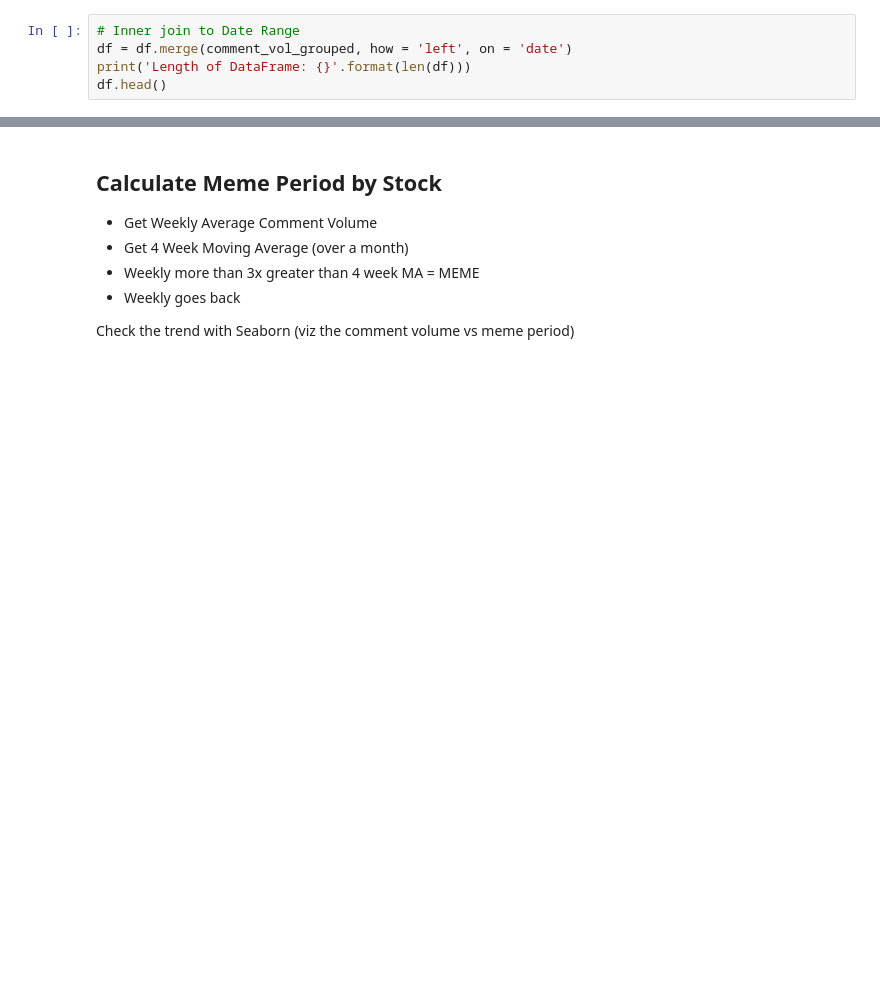
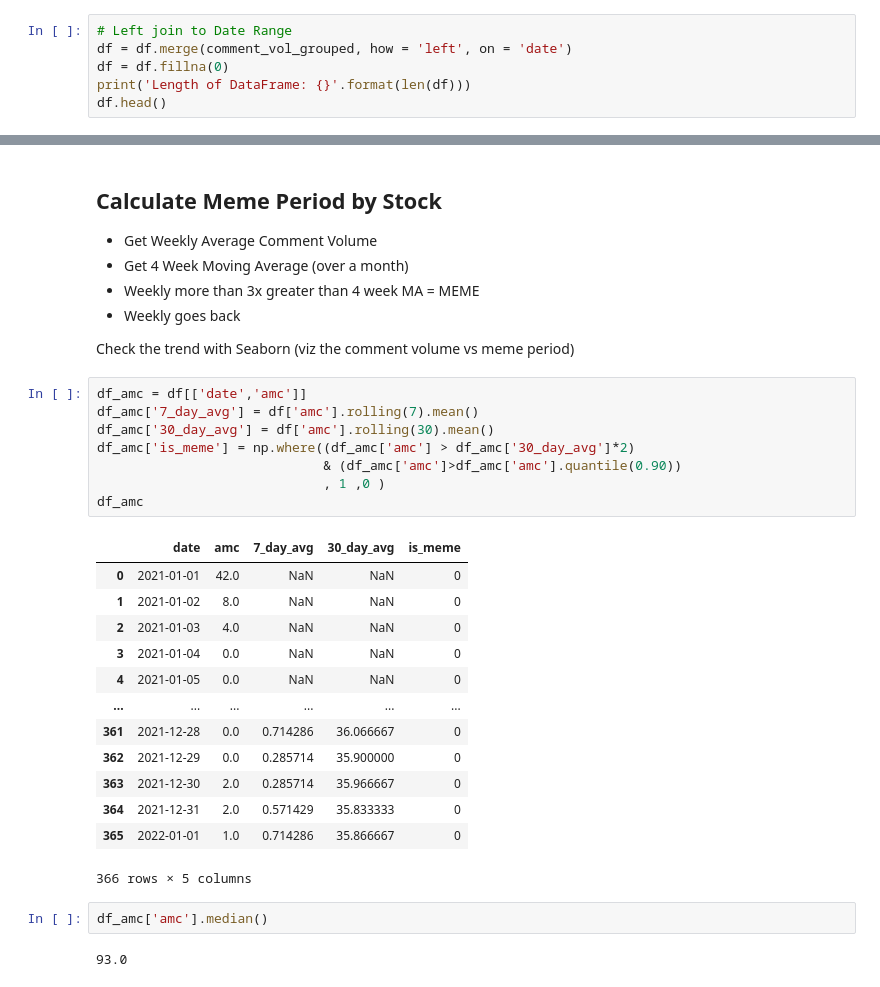
Before and after one commit to rachelsng/WallStreetBets-Sentiment, a Jupyter notebook: 3. Stock Price Regression/Regression.ipynb, the cells around one changed output, grey strips where cells are left out. Drawn from its saved outputs; the diff is of its cells as text; blank space fills up the shorter version.

```diff
--- a/3. Stock Price Regression/Regression.ipynb
+++ b/3. Stock Price Regression/Regression.ipynb
@@ -143,8 +254,9 @@ df.head()
 | 3 | 2021-01-04 |
 | 4 | 2021-01-05 |
 # %%
-# Inner join to Date Range
+# Left join to Date Range
 df = df.merge(comment_vol_grouped, how = 'left', on = 'date')
+df = df.fillna(0)
 print('Length of DataFrame: {}'.format(len(df)))
 df.head()
 # %% [output]
@@ -177,3 +289,29 @@ plt.show()
 - Weekly goes back
 
 Check the trend with Seaborn (viz the comment volume vs meme period)
+# %%
+df_amc = df[['date','amc']]
+df_amc['7_day_avg'] = df['amc'].rolling(7).mean()
+df_amc['30_day_avg'] = df['amc'].rolling(30).mean()
+df_amc['is_meme'] = np.where((df_amc['amc'] > df_amc['30_day_avg']*2)
+                             & (df_amc['amc']>df_amc['amc'].quantile(0.90))
+                             , 1 ,0 )
+df_amc
+# %% [output]
+|  | date | amc | 7_day_avg | 30_day_avg | is_meme |
+| 0 | 2021-01-01 | 42.0 | NaN | NaN | 0 |
+| 1 | 2021-01-02 | 8.0 | NaN | NaN | 0 |
+| 2 | 2021-01-03 | 4.0 | NaN | NaN | 0 |
+| 3 | 2021-01-04 | 0.0 | NaN | NaN | 0 |
+| 4 | 2021-01-05 | 0.0 | NaN | NaN | 0 |
+| ... | ... | ... | ... | ... | ... |
+| 361 | 2021-12-28 | 0.0 | 0.714286 | 36.066667 | 0 |
+| 362 | 2021-12-29 | 0.0 | 0.285714 | 35.900000 | 0 |
+| 363 | 2021-12-30 | 2.0 | 0.285714 | 35.966667 | 0 |
+| 364 | 2021-12-31 | 2.0 | 0.571429 | 35.833333 | 0 |
+| 365 | 2022-01-01 | 1.0 | 0.714286 | 35.866667 | 0 |
+366 rows × 5 columns
+# %%
+df_amc['amc'].median()
+# %% [output]
+93.0
```
Also changed, not shown: parts of 9 cells of this notebook.
